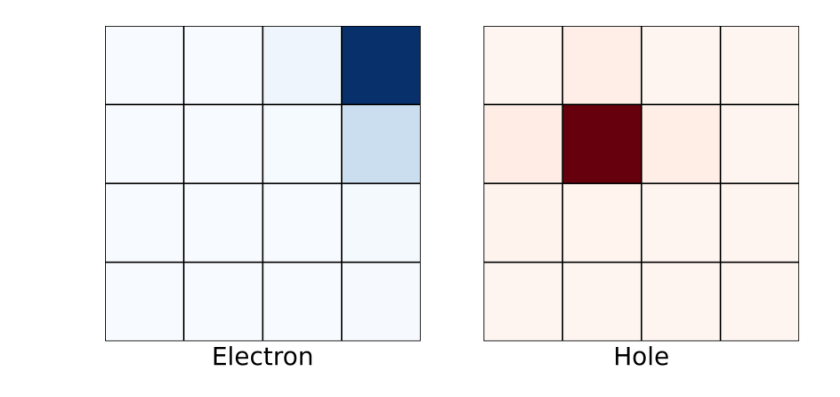
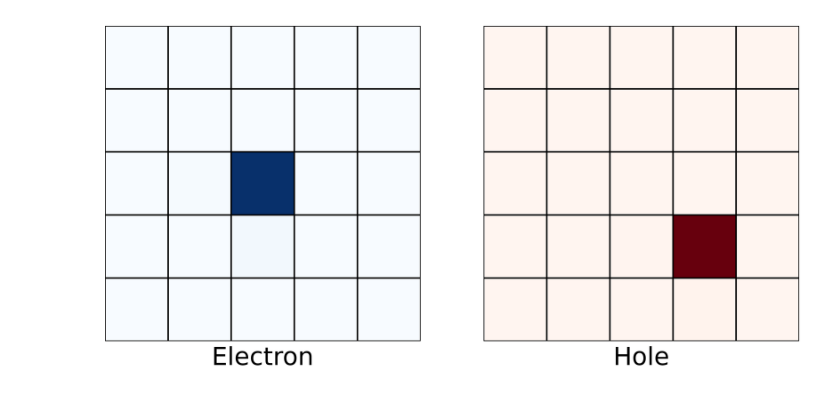
Before and after one commit to ImperialCollegeLondon/ReCoDE_Lattice_Hamiltonian, a Jupyter notebook: WorkedExample.ipynb, the cells around one changed output. Cells and saved outputs as stored; diff of their text form; code cells hidden in the pictures.

```diff
--- a/WorkedExample.ipynb
+++ b/WorkedExample.ipynb
@@ -22,8 +28,10 @@ In the cell below, we run the code for a range of values of the electronic coupl
 # %%
+# This should be a string - see the RunLattice.py file for the complete list of possible parameters
 parameter_to_vary = "t0"
+# A list containing the values you want parameter_to_vary to take
 parameter_array = [1e-3, 2e-3, 3e-3, 4e-3, 5e-3]
-
-parameter_dict = {"size":4,
+#A dictionary containing the value of all the parameters which are being held constant
+parameter_dict = {"size":5,
                  "e_singlet":1.4,
                  "d0":5e-3,
                  "r0d":0.1,
@@ -31,7 +39,7 @@ parameter_dict = {"size":4,
                  "krec_ex":1e9,
                  "j0":1.5,
                  "r0j":0.1,
-                 "F":[0, 0, 0],
+                 "F":0,
                  "disorder_site_ene":50e-3}
 
 lattice_dict = sweep_parameter(parameter_to_vary,parameter_array,parameter_dict)
@@ -48,6 +75,9 @@ Run the cell below to see how the electron and hole probability density is distr
 # %%
-which_lattice = 4
+# Set save = True if you want to save the figure
+save = False
+
+which_lattice = 0
 which_state = 100
-plot_state_distribution(lattice_dict[which_lattice], which_state)
+plot_state_distribution(lattice_dict[which_lattice], which_state, save)
 # %% [output]
-[figure, old version]
+[figure, new version]
```
Also changed, not shown: parts of 14 cells of this notebook.
